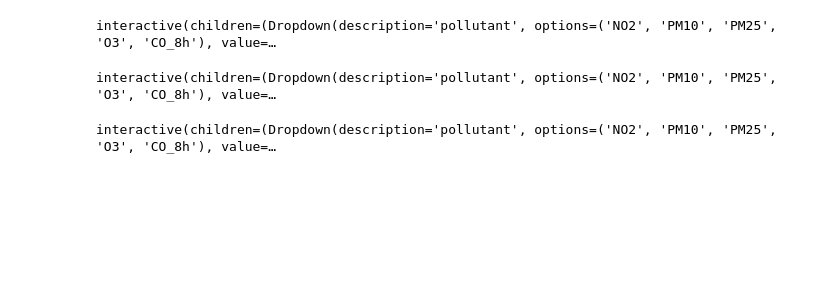
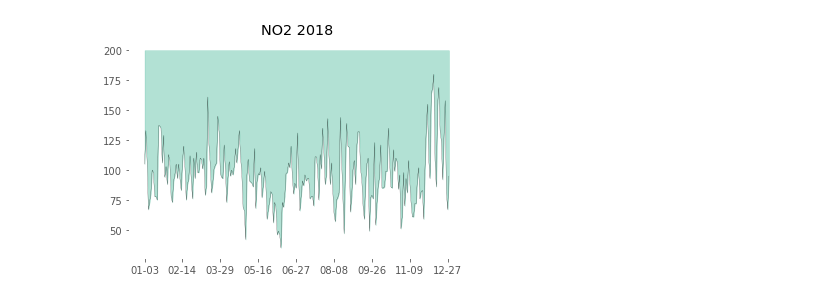
Before and after one commit to prometheus404/progetto_visualizzazione, a Jupyter notebook: dashboard/dashboard.ipynb, the cells around one changed output. Drawn from its saved outputs; the diff is of its cells as text; code cells hidden in the pictures; blank space fills up the shorter version.

```diff
--- a/dashboard/dashboard.ipynb
+++ b/dashboard/dashboard.ipynb
@@ -91,18 +92,10 @@ def area_plot(dataset, substance, max_daily, mode='mean'):
     #plt.savefig('x')
     plt.show()
 # %%
-@interact(pollutant=['NO2', 'PM10', 'PM25', 'O3', 'CO_8h'], year=['2018', '2017', '2016', '2015', '2014'])
+pollutant=['NO2', 'PM10', 'PM25', 'O3', 'CO_8h']
+year=['2018', '2017', '2016', '2015', '2014']
 def plot(pollutant, year):
     area_plot(ds[year], pollutant, max_daily[pollutant], mode[pollutant])
-@interact(pollutant=['NO2', 'PM10', 'PM25', 'O3', 'CO_8h'], year=['2018', '2017', '2016', '2015', '2014'])
-def plot(pollutant, year):
-    area_plot(ds[year], pollutant, max_daily[pollutant], mode[pollutant])
+plot('NO2', '2018')
 # %% [output]
-interactive(children=(Dropdown(description='pollutant', options=('NO2', 'PM10', 'PM25', 'O3', 'CO_8h'), value=…
-interactive(children=(Dropdown(description='pollutant', options=('NO2', 'PM10', 'PM25', 'O3', 'CO_8h'), value=…
+[figure, added]
-# %%
-@interact(pollutant=['NO2', 'PM10', 'PM25', 'O3', 'CO_8h'], year=['2018', '2017', '2016', '2015', '2014'])
-def plot(pollutant, year):
-    area_plot(ds[year], pollutant, max_daily[pollutant], mode[pollutant])
-# %% [output]
-interactive(children=(Dropdown(description='pollutant', options=('NO2', 'PM10', 'PM25', 'O3', 'CO_8h'), value=…
```
Also changed, not shown: parts of 1 cell of this notebook, 11 other files.
